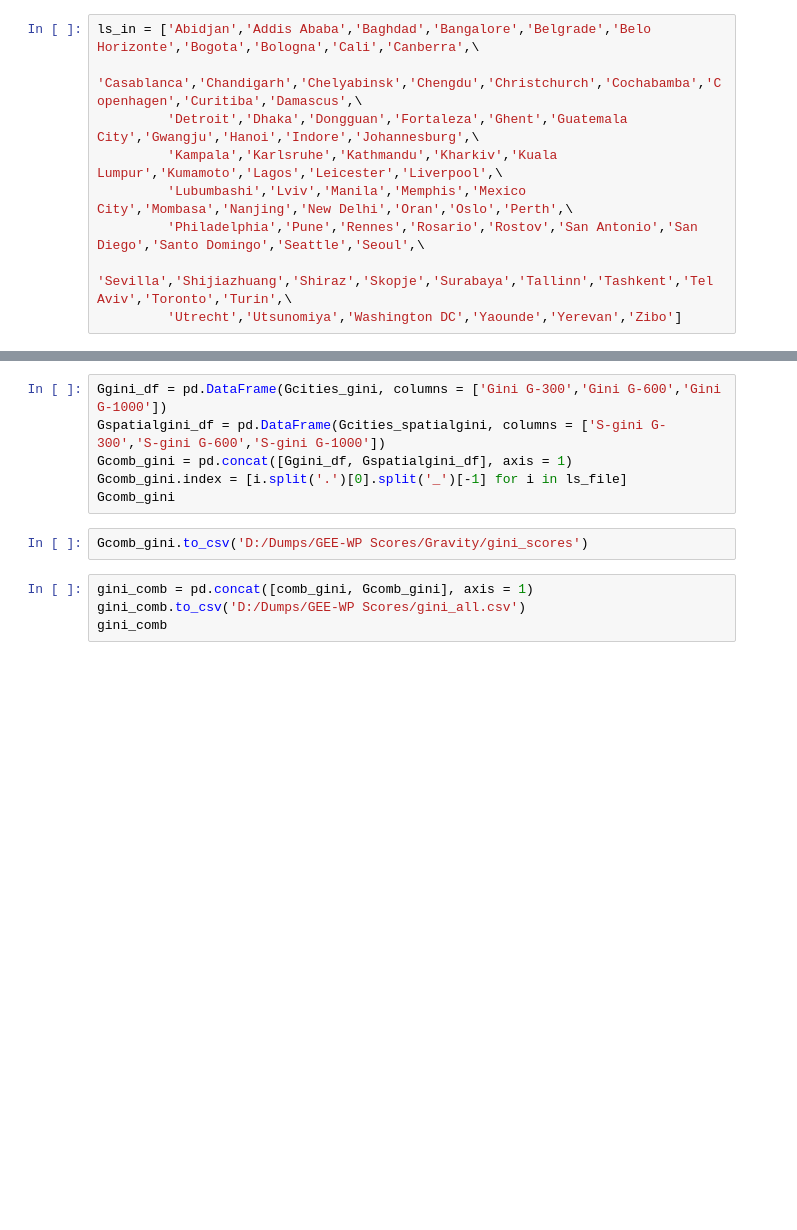
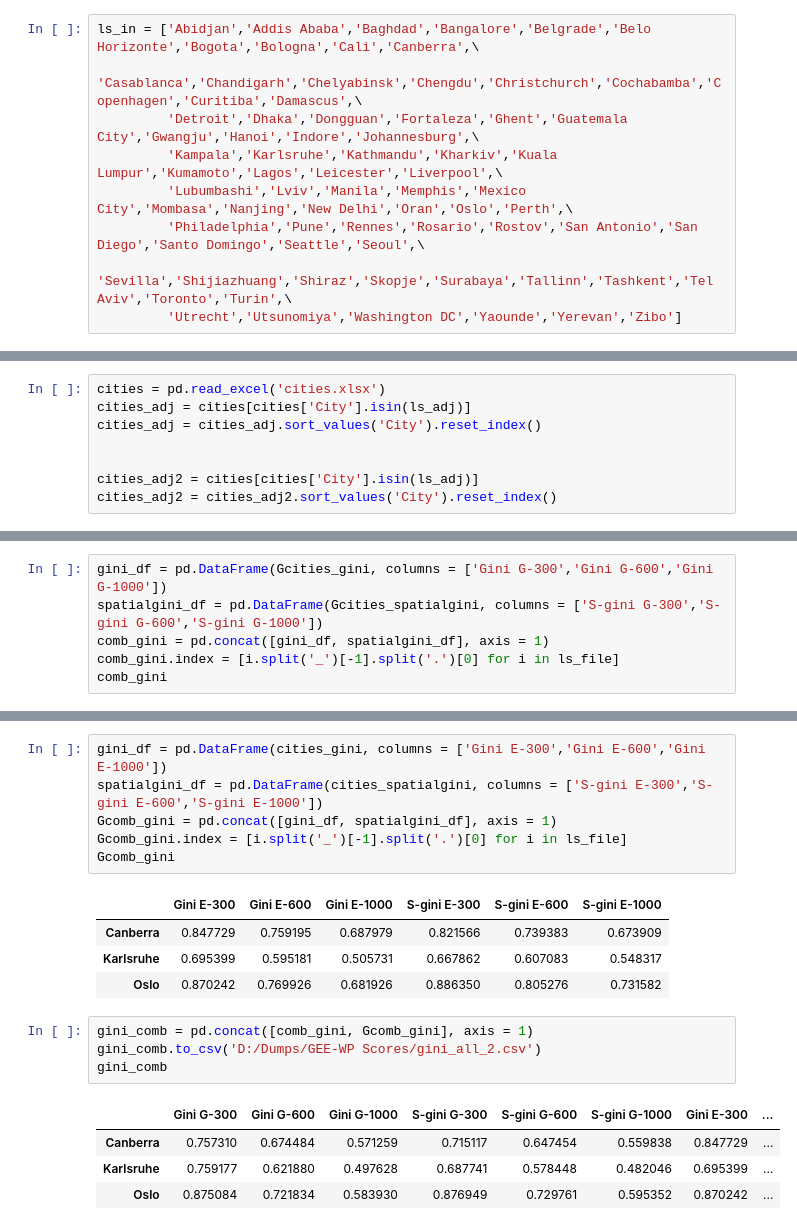
Before and after one commit to Bart-Breekveldt/Urban_Greenspace_Accessibility, a Jupyter notebook: GINI Analysis UGSA.ipynb, the cells around one changed output, grey strips where cells are left out. Cells and saved outputs as stored; diff of their text form; blank space fills up the shorter version.

```diff
--- a/GINI Analysis UGSA.ipynb
+++ b/GINI Analysis UGSA.ipynb
@@ -51,2 +27,10 @@ array(['Abidjan.gpkg', 'Addis Ababa.gpkg', 'Baghdad.gpkg',
+# %%
+cities = pd.read_excel('cities.xlsx')
+cities_adj = cities[cities['City'].isin(ls_adj)]
+cities_adj = cities_adj.sort_values('City').reset_index()
+
+
+cities_adj2 = cities[cities['City'].isin(ls_adj)]
+cities_adj2 = cities_adj2.sort_values('City').reset_index()
 # %%
 %%time
@@ -127,0 +138,6 @@ comb_gini
+# %%
+gini_df = pd.DataFrame(Gcities_gini, columns = ['Gini G-300','Gini G-600','Gini G-1000'])
+spatialgini_df = pd.DataFrame(Gcities_spatialgini, columns = ['S-gini G-300','S-gini G-600','S-gini G-1000'])
+comb_gini = pd.concat([gini_df, spatialgini_df], axis = 1)
+comb_gini.index = [i.split('_')[-1].split('.')[0] for i in ls_file]
+comb_gini
@@ -191,12 +265,20 @@ for city in enumerate(city_score):
 # %%
-Ggini_df = pd.DataFrame(Gcities_gini, columns = ['Gini G-300','Gini G-600','Gini G-1000'])
-Gspatialgini_df = pd.DataFrame(Gcities_spatialgini, columns = ['S-gini G-300','S-gini G-600','S-gini G-1000'])
-Gcomb_gini = pd.concat([Ggini_df, Gspatialgini_df], axis = 1)
-Gcomb_gini.index = [i.split('.')[0].split('_')[-1] for i in ls_file]
+gini_df = pd.DataFrame(cities_gini, columns = ['Gini E-300','Gini E-600','Gini E-1000'])
+spatialgini_df = pd.DataFrame(cities_spatialgini, columns = ['S-gini E-300','S-gini E-600','S-gini E-1000'])
+Gcomb_gini = pd.concat([gini_df, spatialgini_df], axis = 1)
+Gcomb_gini.index = [i.split('_')[-1].split('.')[0] for i in ls_file]
 Gcomb_gini
+# %% [output]
+|  | Gini E-300 | Gini E-600 | Gini E-1000 | S-gini E-300 | S-gini E-600 | S-gini E-1000 |
+| Canberra | 0.847729 | 0.759195 | 0.687979 | 0.821566 | 0.739383 | 0.673909 |
+| Karlsruhe | 0.695399 | 0.595181 | 0.505731 | 0.667862 | 0.607083 | 0.548317 |
+| Oslo | 0.870242 | 0.769926 | 0.681926 | 0.886350 | 0.805276 | 0.731582 |
-# %%
-Gcomb_gini.to_csv('D:/Dumps/GEE-WP Scores/Gravity/gini_scores')
 # %%
 gini_comb = pd.concat([comb_gini, Gcomb_gini], axis = 1)
-gini_comb.to_csv('D:/Dumps/GEE-WP Scores/gini_all.csv')
+gini_comb.to_csv('D:/Dumps/GEE-WP Scores/gini_all_2.csv')
 gini_comb
+# %% [output]
+|  | Gini G-300 | Gini G-600 | Gini G-1000 | S-gini G-300 | S-gini G-600 | S-gini G-1000 | Gini E-300 | ... |
+| Canberra | 0.757310 | 0.674484 | 0.571259 | 0.715117 | 0.647454 | 0.559838 | 0.847729 | ... |
+| Karlsruhe | 0.759177 | 0.621880 | 0.497628 | 0.687741 | 0.578448 | 0.482046 | 0.695399 | ... |
+| Oslo | 0.875084 | 0.721834 | 0.583930 | 0.876949 | 0.729761 | 0.595352 | 0.870242 | ... |
```
Also changed, not shown: parts of 16 cells of this notebook, 1 other file.
